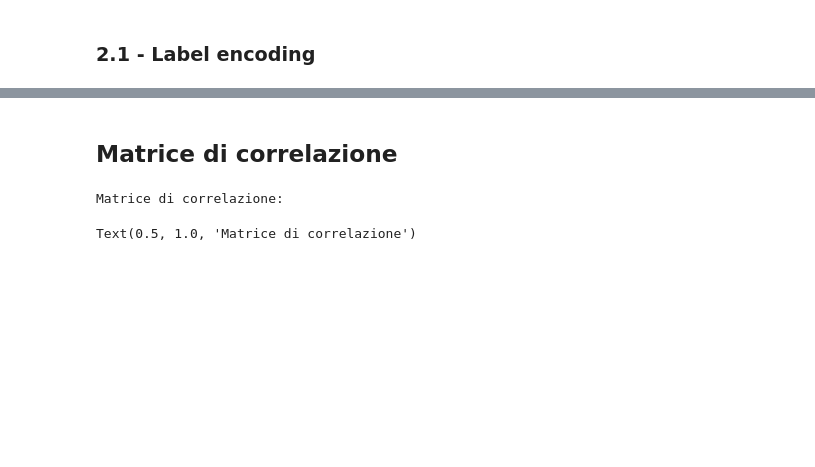
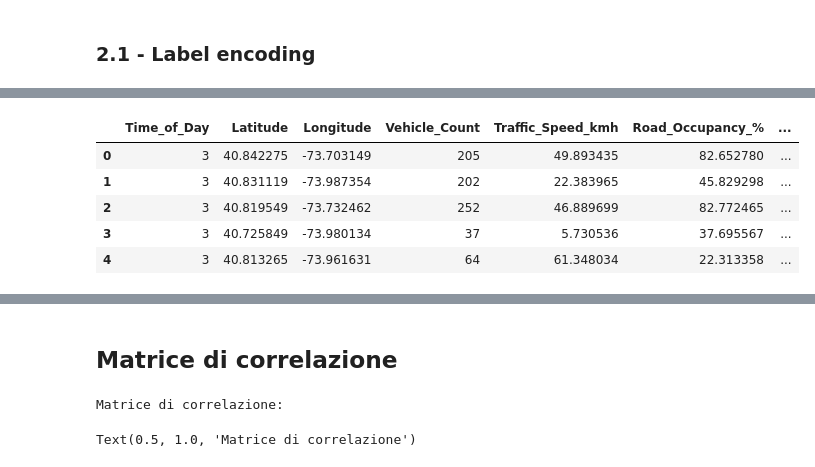
Before and after one commit to cienz0pio/DataAnalyticsProject, a Jupyter notebook: SmartMobilityDA.ipynb, the cells around one changed output, grey strips where cells are left out. Cells and saved outputs as stored; diff of their text form; code cells hidden in the pictures; blank space fills up the shorter version.

```diff
--- a/SmartMobilityDA.ipynb
+++ b/SmartMobilityDA.ipynb
@@ -133,14 +149,24 @@ dataset.head()
 # %%
 dataset['Timestamp'] = pd.to_datetime(dataset['Timestamp'])
 
 def classify_time(hour):
     if 6 <= hour < 12:
-        return 'Mattina'
+        return 'Morning'
     elif 12 <= hour < 18:
-        return 'Pomeriggio'
+        return 'Afternoon'
     elif 18 <= hour < 24:
-        return 'Sera'
+        return 'Evening'
     else:
-        return 'Notte'
+        return 'Night'
 
 dataset['Timestamp'] = dataset['Timestamp'].dt.hour.apply(classify_time)
+dataset['Timestamp'] = encoder.fit_transform(dataset['Timestamp'])
+dataset.rename(columns={'Timestamp': 'Time_of_Day'}, inplace=True)
+dataset.head()
+# %% [output]
+|  | Time_of_Day | Latitude | Longitude | Vehicle_Count | Traffic_Speed_kmh | Road_Occupancy_% | ... |
+| 0 | 3 | 40.842275 | -73.703149 | 205 | 49.893435 | 82.652780 | ... |
+| 1 | 3 | 40.831119 | -73.987354 | 202 | 22.383965 | 45.829298 | ... |
+| 2 | 3 | 40.819549 | -73.732462 | 252 | 46.889699 | 82.772465 | ... |
+| 3 | 3 | 40.725849 | -73.980134 | 37 | 5.730536 | 37.695567 | ... |
+| 4 | 3 | 40.813265 | -73.961631 | 64 | 61.348034 | 22.313358 | ... |
```
Also changed, not shown: parts of 13 cells of this notebook.
